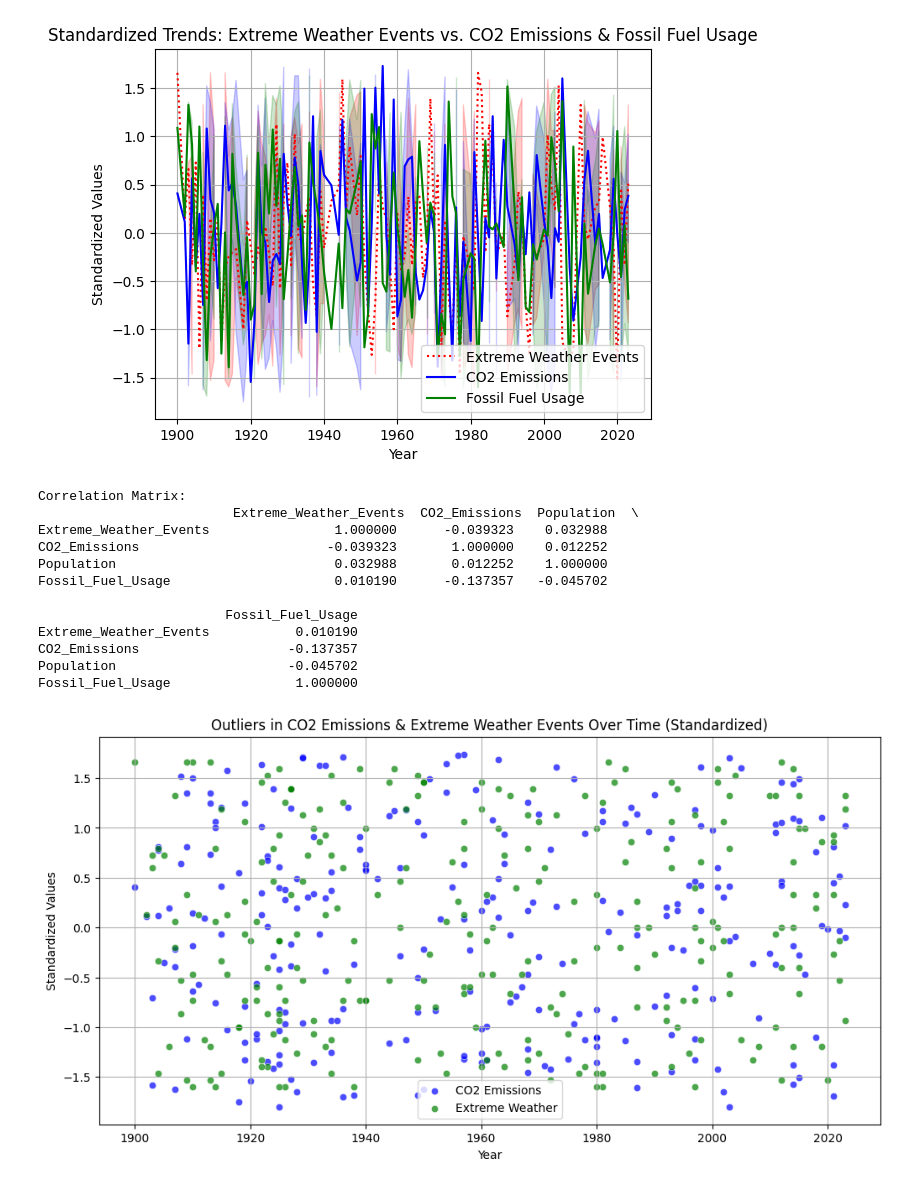
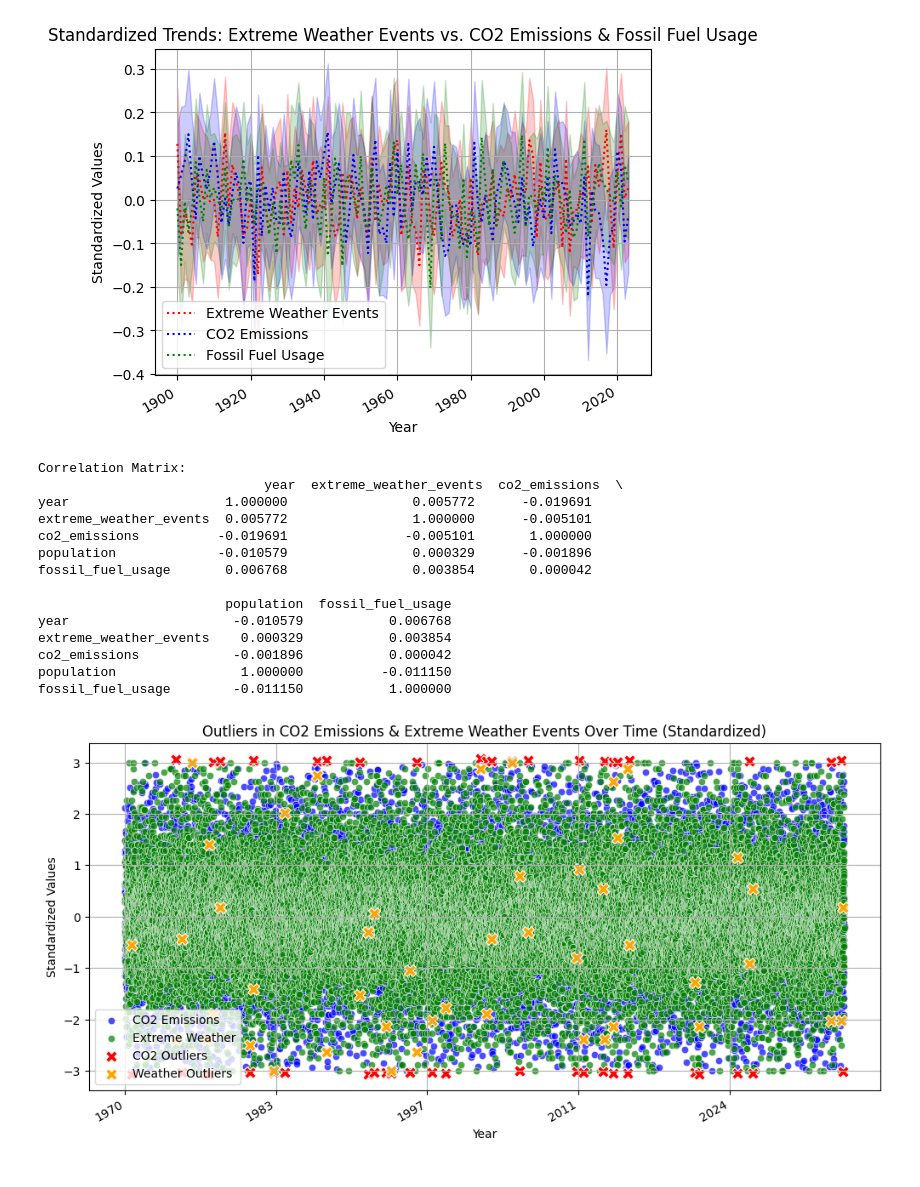
Before and after one commit to CaptDon71/project_4_machine_learning, a Jupyter notebook: data_preprocessing_DON.ipynb, the cells around one changed output. Saved outputs shown, nothing was run; the diff lists cells and outputs as text; code cells hidden in the pictures.

Commit message:
Using new cleaned data

```diff
--- a/data_preprocessing_DON.ipynb
+++ b/data_preprocessing_DON.ipynb
@@ -14,5 +15,5 @@ Saving Book1.csv to Book1 (1).csv
 # %%
-path = "global_warming_dataset.csv"
+path = "cleaned_data.csv"
 # path ="Book1.csv"
 gw_df = pd.read_csv(io.BytesIO(uploaded[path]))
 print(gw_df.head())
@@ -35,2 +36,10 @@ print(gw_df.head())
 
 [5 rows x 26 columns]
+# %%
+# Clean column names
+gw_df.columns = gw_df.columns.str.strip().str.lower()
+
+# Define expected columns and filter dataframe, also convert to lowercase
+expected_columns = ["year", "extreme_weather_events", "co2_emissions", "population", "fossil_fuel_usage"]
+gw_df = gw_df[expected_columns]
+gw_df.head()
@@ -37,51 +53,57 @@ print(gw_df.head())
 # %%
-# Clean column names
-gw_df.columns = gw_df.columns.str.strip()
-
-# Define expected columns and filter dataframe
-expected_columns = ["Year", "Extreme_Weather_Events", "CO2_Emissions", "Population", "Fossil_Fuel_Usage"]
-
-
 
 # Standardize the data (excluding Year)
 scaler = StandardScaler()
-gw_df_scaled = pd.DataFrame(scaler.fit_transform(gw_df), columns=gw_df.columns, index=gw_df.index)
+# Updated numerical_features to match lowercase column names in the DataFrame
+numerical_features = ["extreme_weather_events", "co2_emissions", "population", "fossil_fuel_usage"]
+# List of numerical columns to be scaled
+gw_df_scaled = gw_df.copy() # Create a copy to avoid modifying the original DataFrame
+gw_df_scaled[numerical_features] = scaler.fit_transform(gw_df[numerical_features]) #Apply scaler to numerical features only
+
 
 # Plot standardized trends
-sns.lineplot(data=gw_df_scaled, x=gw_df_scaled.index, y="Extreme_Weather_Events",
-             label="Extreme Weather Events", linestyle="dotted", color="red")
-sns.lineplot(data=gw_df_scaled, x=gw_df_scaled.index, y="CO2_Emissions",
-             label="CO2 Emissions", linestyle="solid", color="blue")
-sns.lineplot(data=gw_df_scaled, x=gw_df_scaled.index, y="Fossil_Fuel_Usage",
-             label="Fossil Fuel Usage", linestyle="solid", color="green")
+fig, ax = plt.subplots()  # Create a figure and an axes object
+
+sns.lineplot(data=gw_df_scaled, x="year", y="extreme_weather_events",
+             label="Extreme Weather Events", linestyle="dotted", color="red", ax=ax)
+sns.lineplot(data=gw_df_scaled, x="year", y="co2_emissions",
+             label="CO2 Emissions", linestyle="dotted", color="blue", ax=ax)
+sns.lineplot(data=gw_df_scaled, x="year", y="fossil_fuel_usage",
+             label="Fossil Fuel Usage", linestyle="dotted", color="green", ax=ax)
 
 # Enhancements
 plt.title("Standardized Trends: Extreme Weather Events vs. CO2 Emissions & Fossil Fuel Usage")
 plt.xlabel("Year")
 plt.ylabel("Standardized Values")
 plt.legend()
 plt.grid(True)
 
+# Format x-axis to show year as four digits
+ax.xaxis.set_major_formatter(plt.matplotlib.dates.DateFormatter('%Y'))
+fig.autofmt_xdate()  # Rotate x-axis labels for better readability
+
 # Show plot
 plt.show()
 
 # Correlation Analysis
 correlation_matrix = gw_df.corr()
 print("\nCorrelation Matrix:\n", correlation_matrix)
 # %% [output]
-[figure, old version]
+[figure, new version]
 Correlation Matrix:
-                         Extreme_Weather_Events  CO2_Emissions  Population  \
-Extreme_Weather_Events                1.000000      -0.039323    0.032988
-CO2_Emissions                        -0.039323       1.000000    0.012252
-Population                            0.032988       0.012252    1.000000
-Fossil_Fuel_Usage                     0.010190      -0.137357   -0.045702
+                             year  extreme_weather_events  co2_emissions  \
+year                    1.000000                0.005772      -0.019691
+extreme_weather_events  0.005772                1.000000      -0.005101
+co2_emissions          -0.019691               -0.005101       1.000000
+population             -0.010579                0.000329      -0.001896
+fossil_fuel_usage       0.006768                0.003854       0.000042
 
-                        Fossil_Fuel_Usage
-Extreme_Weather_Events           0.010190
-CO2_Emissions                   -0.137357
-Population                      -0.045702
-Fossil_Fuel_Usage                1.000000
+                        population  fossil_fuel_usage
+year                     -0.010579           0.006768
+extreme_weather_events    0.000329           0.003854
+co2_emissions            -0.001896           0.000042
+population                1.000000          -0.011150
+fossil_fuel_usage        -0.011150           1.000000
 # %%
 features = ["CO2_Emissions", "Extreme_Weather_Events"]
 gw_df = gw_df[features].dropna()
@@ -124,9 +146,13 @@ plt.xlabel("Year")
 plt.ylabel("Standardized Values")
 plt.legend()
 plt.grid(True)
+# Format x-axis to show year as four digits
+plt.gca().xaxis.set_major_formatter(plt.matplotlib.dates.DateFormatter('%Y'))
+plt.gcf().autofmt_xdate()  # Rotate x-axis labels for better readability if needed
+
 plt.show()
 # %% [output]
-[figure, old version]
+[figure, new version]
 # %%
 # Reload the dataframe and clean column names
 gw_df = pd.read_csv(io.BytesIO(uploaded[path]))
```
Also changed, not shown: parts of 5 cells of this notebook, 2 other files.
